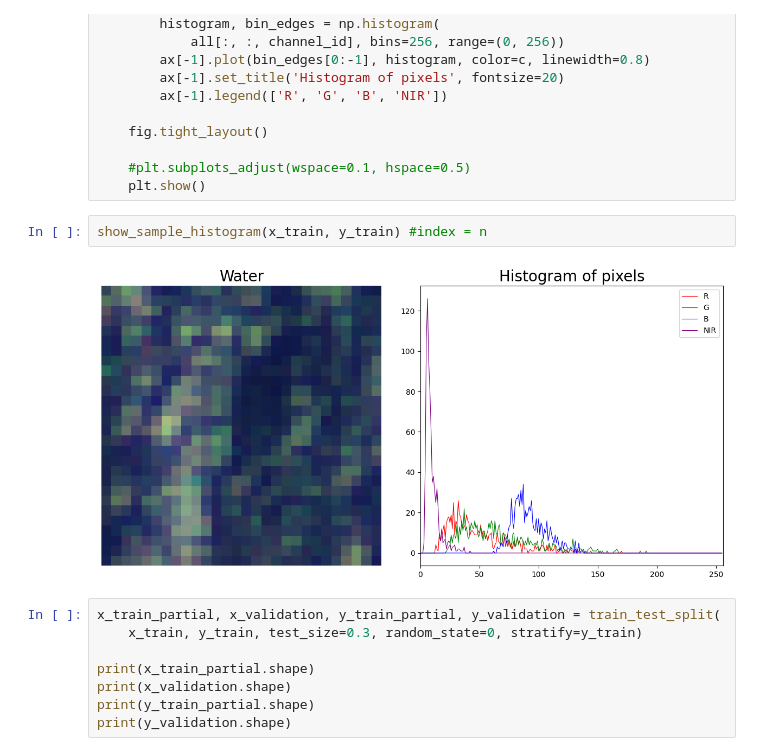
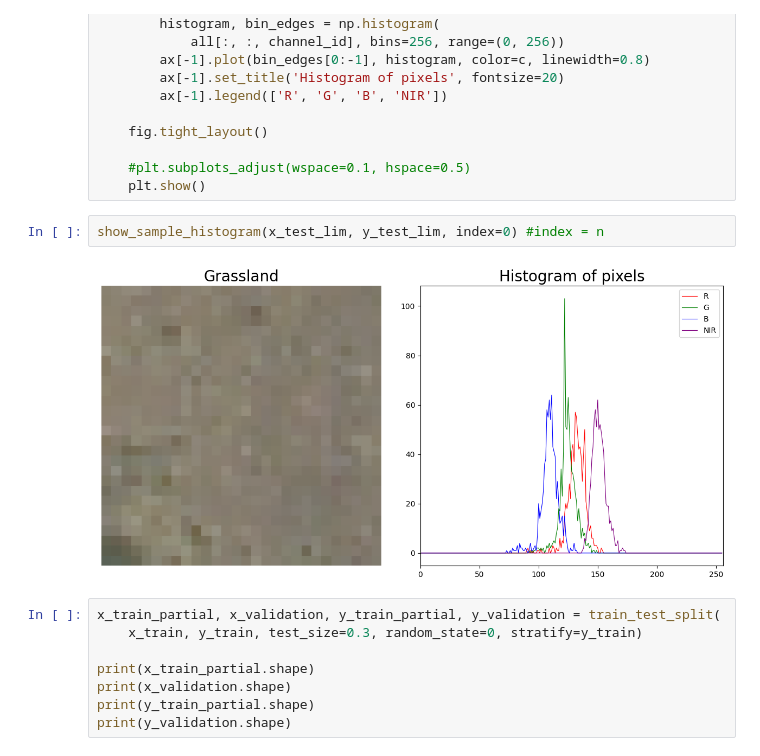
Before and after one commit to sgmurphy00/TOOLS1, a Jupyter notebook: initial_dataexploration.ipynb, the cells around one changed output. Cells and saved outputs as stored; diff of their text form.

```diff
--- a/initial_dataexploration.ipynb
+++ b/initial_dataexploration.ipynb
@@ -136,9 +136,9 @@ def show_sample_histogram(data, labels, index=None):
     #plt.subplots_adjust(wspace=0.1, hspace=0.5)
     plt.show()
 # %%
-show_sample_histogram(x_train, y_train) #index = n
+show_sample_histogram(x_test_lim, y_test_lim, index=0) #index = n
 # %% [output]
-[figure, old version]
+[figure, new version]
 # %%
 x_train_partial, x_validation, y_train_partial, y_validation = train_test_split(
     x_train, y_train, test_size=0.3, random_state=0, stratify=y_train)
```
Also changed, not shown: parts of 13 cells of this notebook.
